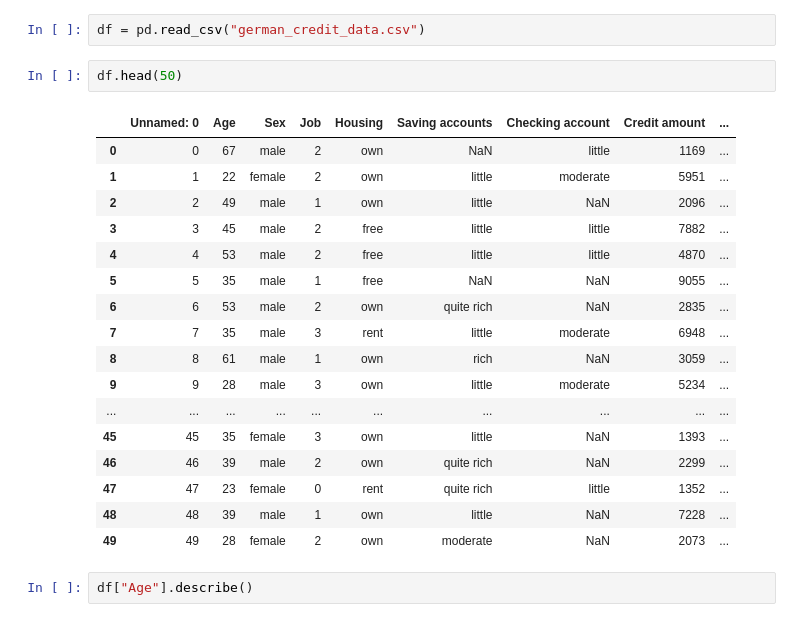
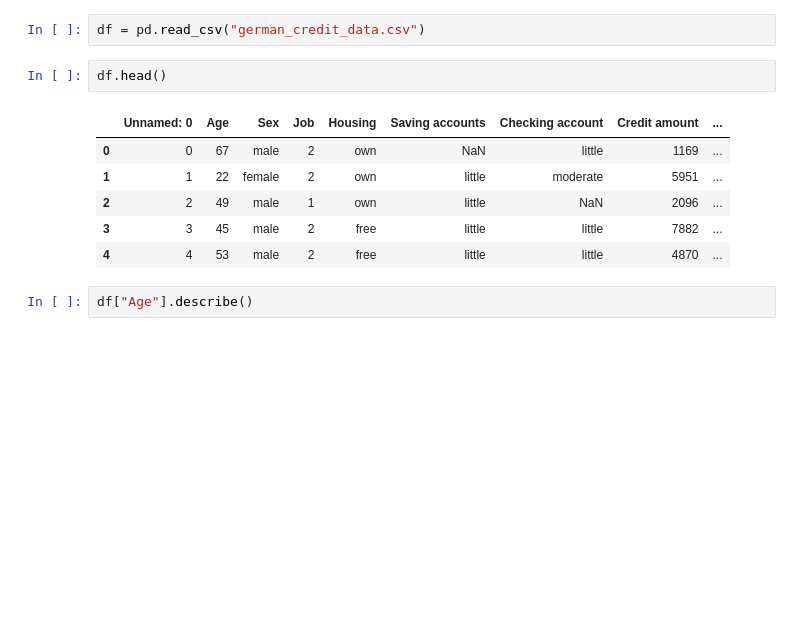
Before and after one commit to mutunga-vestus/Risk-Analysis, a Jupyter notebook: analysis.ipynb, the cells around one changed output. Drawn from its saved outputs; the diff is of its cells as text; blank space fills up the shorter version.

```diff
--- a/analysis.ipynb
+++ b/analysis.ipynb
@@ -10,25 +10,14 @@ sns.set_style("whitegrid")
 # %%
 df = pd.read_csv("german_credit_data.csv")
 # %%
-df.head(50)
+df.head()
 # %% [output]
 |  | Unnamed: 0 | Age | Sex | Job | Housing | Saving accounts | Checking account | Credit amount | ... |
 | 0 | 0 | 67 | male | 2 | own | NaN | little | 1169 | ... |
 | 1 | 1 | 22 | female | 2 | own | little | moderate | 5951 | ... |
 | 2 | 2 | 49 | male | 1 | own | little | NaN | 2096 | ... |
 | 3 | 3 | 45 | male | 2 | free | little | little | 7882 | ... |
 | 4 | 4 | 53 | male | 2 | free | little | little | 4870 | ... |
-| 5 | 5 | 35 | male | 1 | free | NaN | NaN | 9055 | ... |
-| 6 | 6 | 53 | male | 2 | own | quite rich | NaN | 2835 | ... |
-| 7 | 7 | 35 | male | 3 | rent | little | moderate | 6948 | ... |
-| 8 | 8 | 61 | male | 1 | own | rich | NaN | 3059 | ... |
-| 9 | 9 | 28 | male | 3 | own | little | moderate | 5234 | ... |
-| ... | ... | ... | ... | ... | ... | ... | ... | ... | ... |
-| 45 | 45 | 35 | female | 3 | own | little | NaN | 1393 | ... |
-| 46 | 46 | 39 | male | 2 | own | quite rich | NaN | 2299 | ... |
-| 47 | 47 | 23 | female | 0 | rent | quite rich | little | 1352 | ... |
-| 48 | 48 | 39 | male | 1 | own | little | NaN | 7228 | ... |
-| 49 | 49 | 28 | female | 2 | own | moderate | NaN | 2073 | ... |
 # %%
 df["Age"].describe()
 # %% [output]
```
Also changed, not shown: parts of 6 cells of this notebook, 5 other files.
